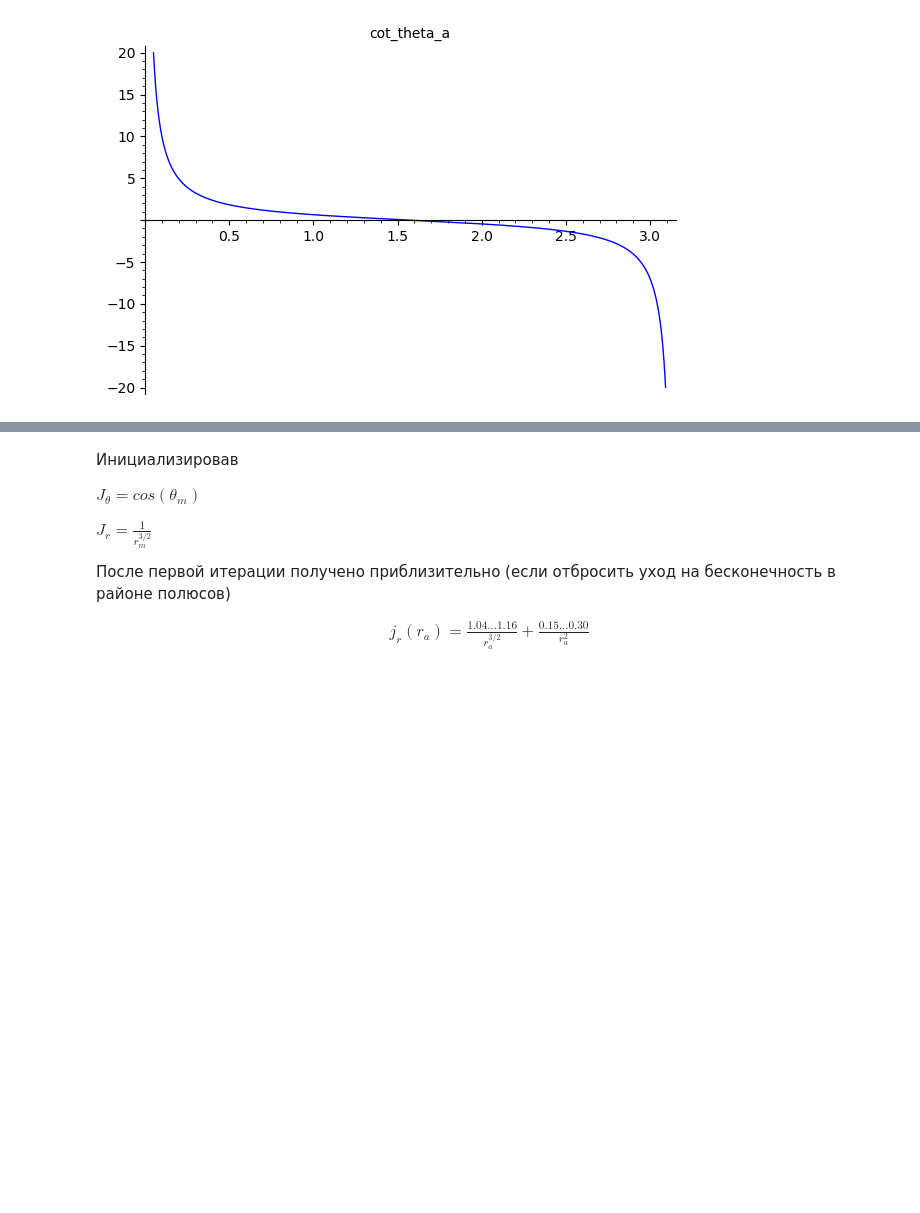
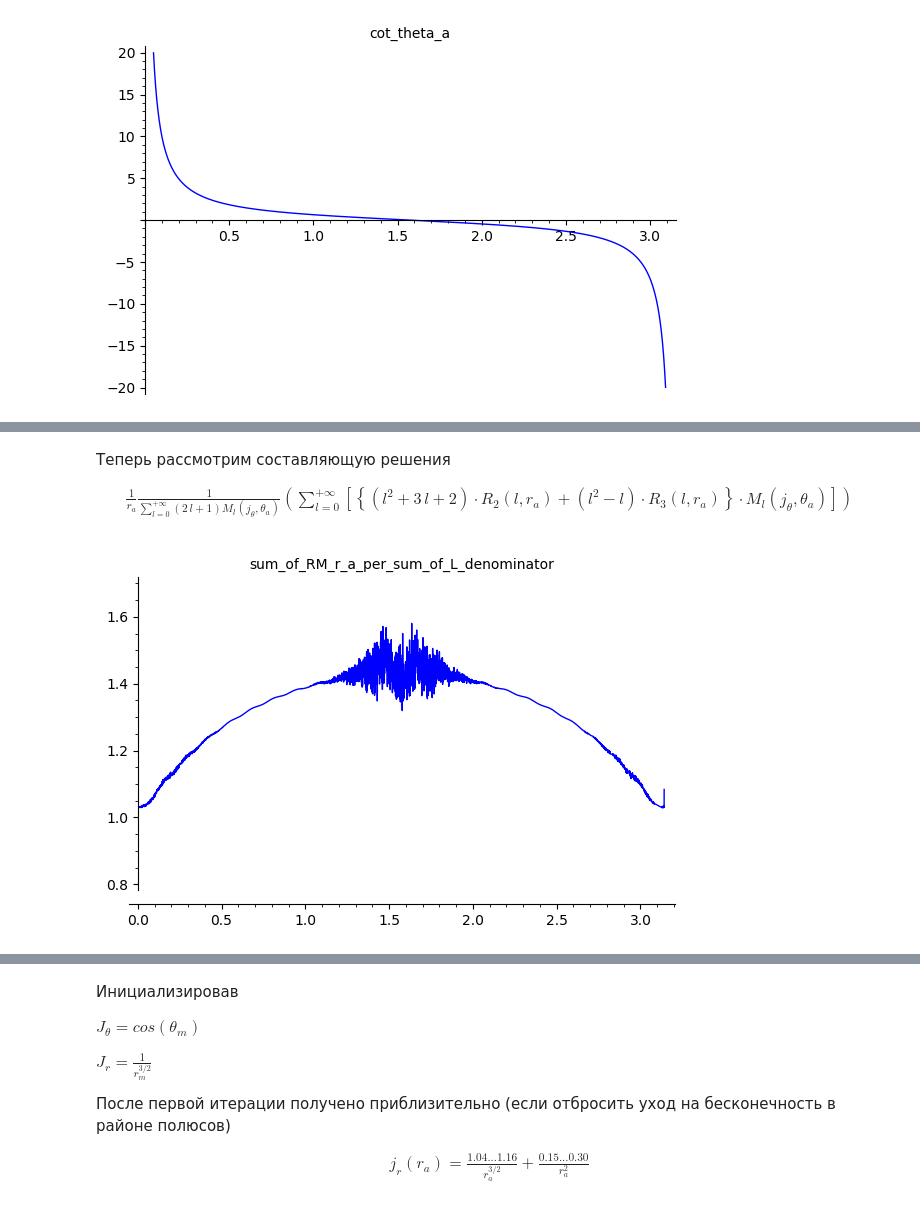
Before and after one commit to daju1/articles, a Jupyter notebook: electrostatic_vector_potential/Vector_potential_of_a_precessing_magnetic_dipole_in_spherical_coordinates.ipynb, the cells around one changed output, grey strips where cells are left out. Saved outputs shown, nothing was run; the diff lists cells and outputs as text; code cells hidden in the pictures; blank space fills up the shorter version.

```diff
--- a/electrostatic_vector_potential/Vector_potential_of_a_precessing_magnetic_dipole_in_spherical_coordinates.ipynb
+++ b/electrostatic_vector_potential/Vector_potential_of_a_precessing_magnetic_dipole_in_spherical_coordinates.ipynb
@@ -1607,2 +1599,27 @@ plot(sum_of_RM_r_a, theta_a, 0, pi).show(title="sum_of_RM * r_a")
+# %% [markdown]
+Теперь рассмотрим составляющую решения
+
+\begin{equation}
+\begin{array}{l}
+\frac{1}{r_{a}}\frac {1}{\sum\limits_{l=0}^{+\infty} {\left(2 \, l + 1\right)}M_l\left(j_{\theta}, \theta_a\right)} \left(
+\sum\limits_{l=0}^{+\infty}
+\left[
+\left\{
+{\left(l^{2} + 3 \, l + 2\right)} \cdot
+R_2\left(l, r_a\right)
++ {\left(l^{2} - l\right)} \cdot
+R_3\left(l, r_a\right)
+\right\}
+\cdot
+M_l\left(j_{\theta}, \theta_a\right)
+\right]
+\right)
+\end{array}
+\end{equation}
 # %%
 sum_of_RM_r_a_per_sum_of_L_denominator = sum_of_RM_r_a/sum_of_L_denominator
+# %%
+plot(sum_of_RM_r_a_per_sum_of_L_denominator, theta_a, 0, pi,ymin=0.8,ymax=1.7).show(
+    title="sum_of_RM_r_a_per_sum_of_L_denominator")
+# %% [output]
+[figure, added]
```
Also changed, not shown: parts of 26 cells of this notebook.
